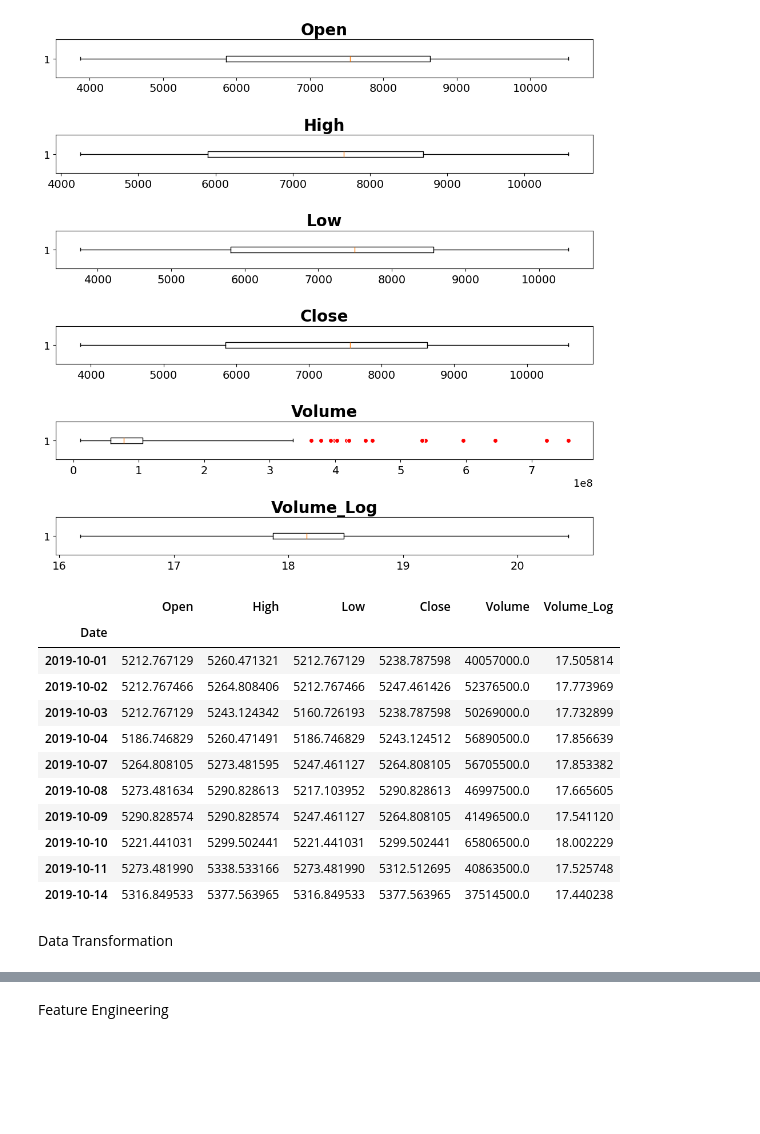
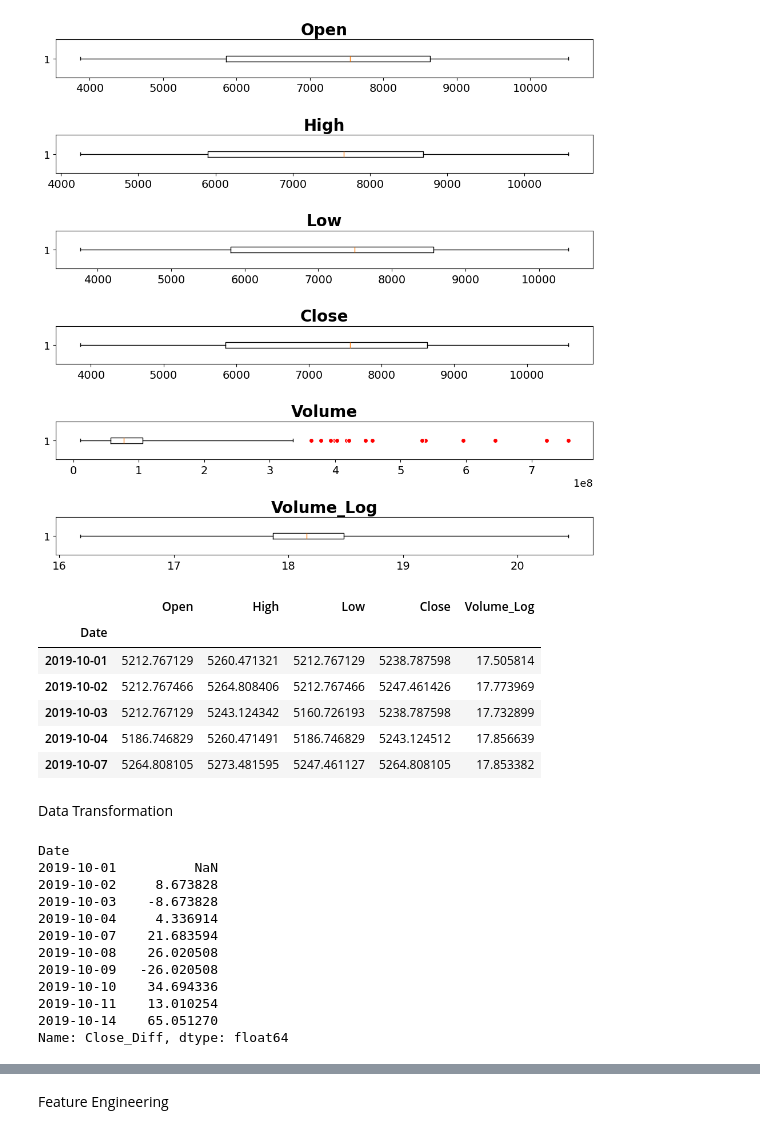
Before and after one commit to MartinoSimatupang/Skripsi-Martino-Simatupang, a Jupyter notebook: Model Random Forest-Bayesian Optimization.ipynb, the cells around one changed output, grey strips where cells are left out. Saved outputs shown, nothing was run; the diff lists cells and outputs as text; code cells hidden in the pictures; blank space fills up the shorter version.

```diff
--- a/Model Random Forest-Bayesian Optimization.ipynb
+++ b/Model Random Forest-Bayesian Optimization.ipynb
@@ -31,10 +31,10 @@ DATA COLLECTION
 # %%
 # Memasukkan Data Olahan
 path_data = r"D:\file\[KULIAHAN]\SKRIPSI\Resources\Data Olahan\BBCA_01102019_01102025.xlsx"
-data = pd.read_excel(path_data, parse_dates=['Date'], index_col='Date')
+df_awal = pd.read_excel(path_data, parse_dates=['Date'], index_col='Date')
 
 # Melihat 10 Sampel Data Teratas
-data.head(10)
+df_awal.head(10)
 # %% [output]
 |  | Open | High | Low | Close | Volume |
 | Date |  |  |  |  |  |
@@ -180,10 +180,10 @@ Volume    2
 dtype: int64
 # %%
 # Mengisi NaN di 'Volume' dengan nilai 'Volume' terakhir yang valid
-data['Volume'].fillna(method='ffill', inplace=True)
+df_awal['Volume'].fillna(method='ffill', inplace=True)
 
 # Melihat informasi umum dari data olahan setelah dilakukan penanganan missing value
-data.info()
+df_awal.info()
 # %% [output]
 <class 'pandas.core.frame.DataFrame'>
 DatetimeIndex: 1447 entries, 2019-10-01 to 2025-09-30
@@ -265,22 +264,22 @@ Date
 2025-09-09    595368700.0
 # %%
 # Cek kemiringan 'Volume' sebelum transformasi
-print(f"Skewness Volume Awal: {data['Volume'].skew():.2f}")
+print(f"Skewness Volume Awal: {df_awal['Volume'].skew():.2f}")
 
 # Terapkan Log Transform
-data['Volume_Log'] = np.log1p(data['Volume']) # log1p untuk menghindari error jika ada volume 0
+df_awal['Volume_Log'] = np.log1p(df_awal['Volume']) # log1p untuk menghindari error jika ada volume 0
 
 # Cek kemiringan setelah transformasi
-print(f"Skewness Volume (Log): {data['Volume_Log'].skew():.2f}")
+print(f"Skewness Volume (Log): {df_awal['Volume_Log'].skew():.2f}")
 
 # Visualisasi perbedaannya
 plt.figure(figsize=(12, 5))
 plt.subplot(1, 2, 1)
-data['Volume'].hist(bins=50)
+df_awal['Volume'].hist(bins=50)
 plt.title('Distribusi Volume Asli')
 
 plt.subplot(1, 2, 2)
-data['Volume_Log'].hist(bins=50)
+df_awal['Volume_Log'].hist(bins=50)
 plt.title('Distribusi Volume (Log Transform)')
 plt.show()
 # %% [output]
@@ -303,20 +302,32 @@ plt.show()
 # %% [output]
 [figure]
 # %%
-data_olahan = data.drop('Volume', axis = 1)
-data.head(10)
+df_awal = df_awal.drop('Volume', axis = 1)
+df_awal.head(5)
 # %% [output]
-|  | Open | High | Low | Close | Volume | Volume_Log |
-| Date |  |  |  |  |  |  |
-| 2019-10-01 | 5212.767129 | 5260.471321 | 5212.767129 | 5238.787598 | 40057000.0 | 17.505814 |
-| 2019-10-02 | 5212.767466 | 5264.808406 | 5212.767466 | 5247.461426 | 52376500.0 | 17.773969 |
-| 2019-10-03 | 5212.767129 | 5243.124342 | 5160.726193 | 5238.787598 | 50269000.0 | 17.732899 |
-| 2019-10-04 | 5186.746829 | 5260.471491 | 5186.746829 | 5243.124512 | 56890500.0 | 17.856639 |
-| 2019-10-07 | 5264.808105 | 5273.481595 | 5247.461127 | 5264.808105 | 56705500.0 | 17.853382 |
-| 2019-10-08 | 5273.481634 | 5290.828613 | 5217.103952 | 5290.828613 | 46997500.0 | 17.665605 |
-| 2019-10-09 | 5290.828574 | 5290.828574 | 5247.461127 | 5264.808105 | 41496500.0 | 17.541120 |
-| 2019-10-10 | 5221.441031 | 5299.502441 | 5221.441031 | 5299.502441 | 65806500.0 | 18.002229 |
-| 2019-10-11 | 5273.481990 | 5338.533166 | 5273.481990 | 5312.512695 | 40863500.0 | 17.525748 |
-| 2019-10-14 | 5316.849533 | 5377.563965 | 5316.849533 | 5377.563965 | 37514500.0 | 17.440238 |
+|  | Open | High | Low | Close | Volume_Log |
+| Date |  |  |  |  |  |
+| 2019-10-01 | 5212.767129 | 5260.471321 | 5212.767129 | 5238.787598 | 17.505814 |
+| 2019-10-02 | 5212.767466 | 5264.808406 | 5212.767466 | 5247.461426 | 17.773969 |
+| 2019-10-03 | 5212.767129 | 5243.124342 | 5160.726193 | 5238.787598 | 17.732899 |
+| 2019-10-04 | 5186.746829 | 5260.471491 | 5186.746829 | 5243.124512 | 17.856639 |
+| 2019-10-07 | 5264.808105 | 5273.481595 | 5247.461127 | 5264.808105 | 17.853382 |
 # %% [markdown]
 Data Transformation
+# %%
+df_awal['Close_Diff'] = df_awal['Close'].diff()
+
+df_awal['Close_Diff'].head(10)
+# %% [output]
+Date
+2019-10-01          NaN
+2019-10-02     8.673828
+2019-10-03    -8.673828
+2019-10-04     4.336914
+2019-10-07    21.683594
+2019-10-08    26.020508
+2019-10-09   -26.020508
+2019-10-10    34.694336
+2019-10-11    13.010254
+2019-10-14    65.051270
+Name: Close_Diff, dtype: float64
```
Also changed, not shown: parts of 19 cells of this notebook.
